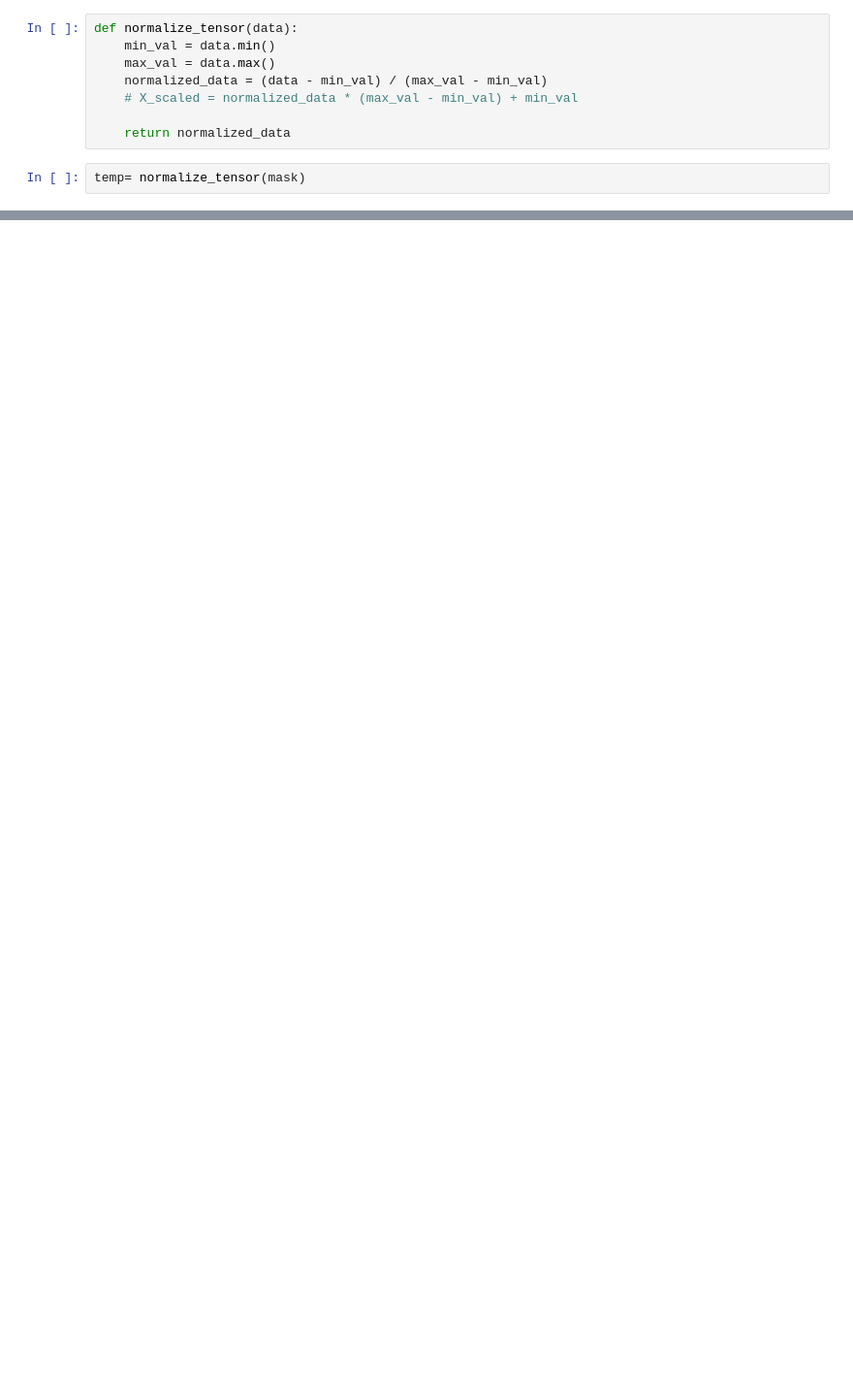
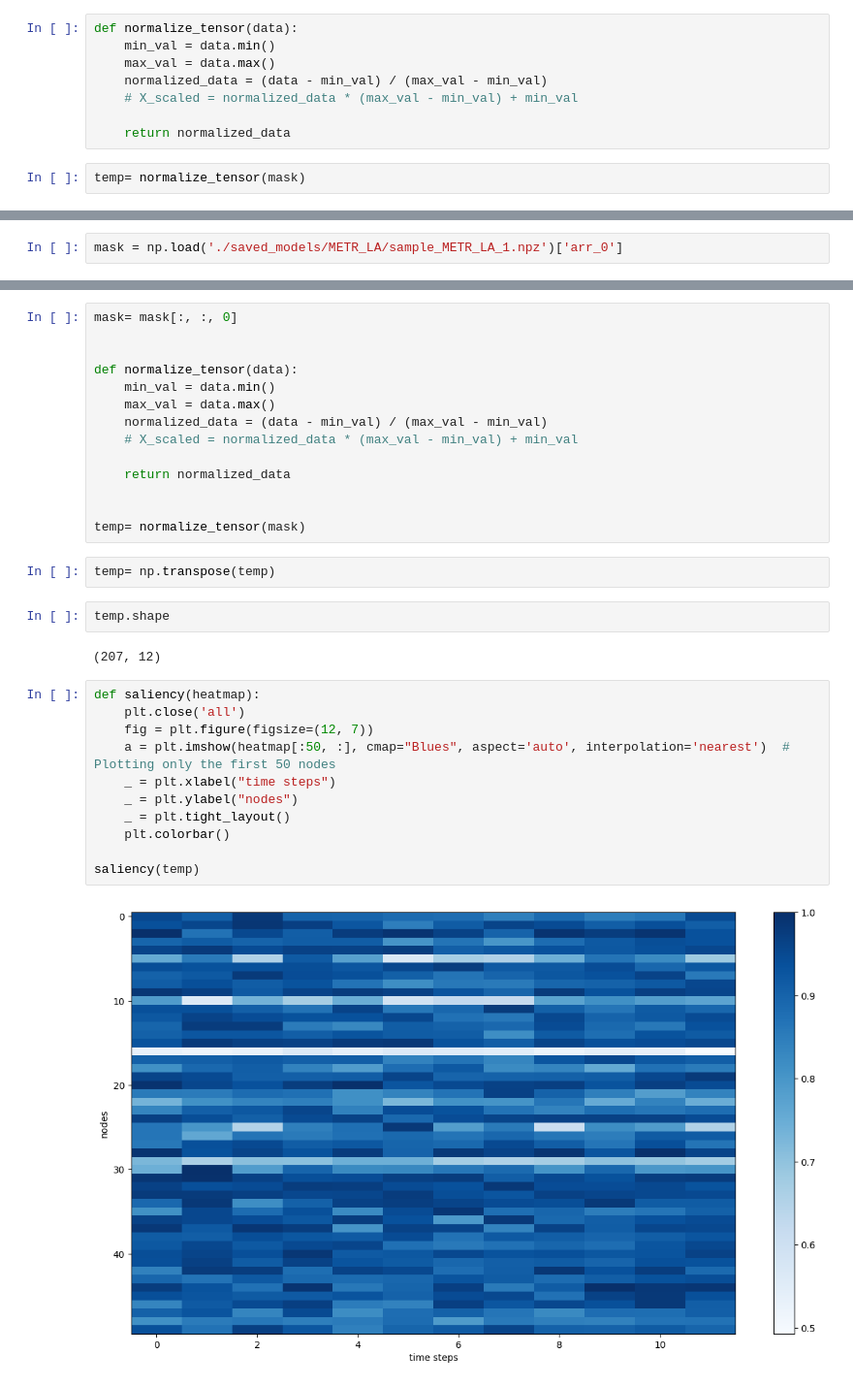
Before and after one commit to PMX120202/XAI4, a Jupyter notebook: XAI/visualize.ipynb, the cells around one changed output, grey strips where cells are left out. Shown at 97% size. Saved outputs shown, nothing was run; the diff lists cells and outputs as text; blank space fills up the shorter version.

```diff
--- a/XAI/visualize.ipynb
+++ b/XAI/visualize.ipynb
@@ -61,0 +98,2 @@ saliency(temp)
+# %%
+mask = np.load('./saved_models/METR_LA/sample_METR_LA_1.npz')['arr_0']
@@ -61,0 +104,33 @@ saliency(temp)
+# %%
+mask= mask[:, :, 0]
+
+
+def normalize_tensor(data):
+    min_val = data.min()
+    max_val = data.max()
+    normalized_data = (data - min_val) / (max_val - min_val)
+    # X_scaled = normalized_data * (max_val - min_val) + min_val
+
+    return normalized_data
+
+
+temp= normalize_tensor(mask)
+# %%
+temp= np.transpose(temp)
+# %%
+temp.shape
+# %% [output]
+(207, 12)
+# %%
+def saliency(heatmap):
+    plt.close('all')
+    fig = plt.figure(figsize=(12, 7))
+    a = plt.imshow(heatmap[:50, :], cmap="Blues", aspect='auto', interpolation='nearest')  # Plotting only the first 50 nodes
+    _ = plt.xlabel("time steps")
+    _ = plt.ylabel("nodes")
+    _ = plt.tight_layout()
+    plt.colorbar()
+
+saliency(temp)
+# %% [output]
+[figure, added]
```
Also changed, not shown: parts of 9 cells of this notebook, 52 other files.
